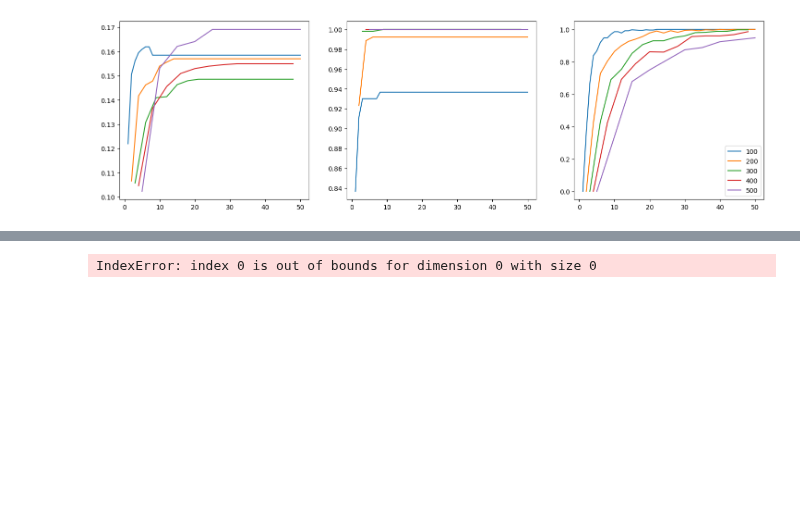
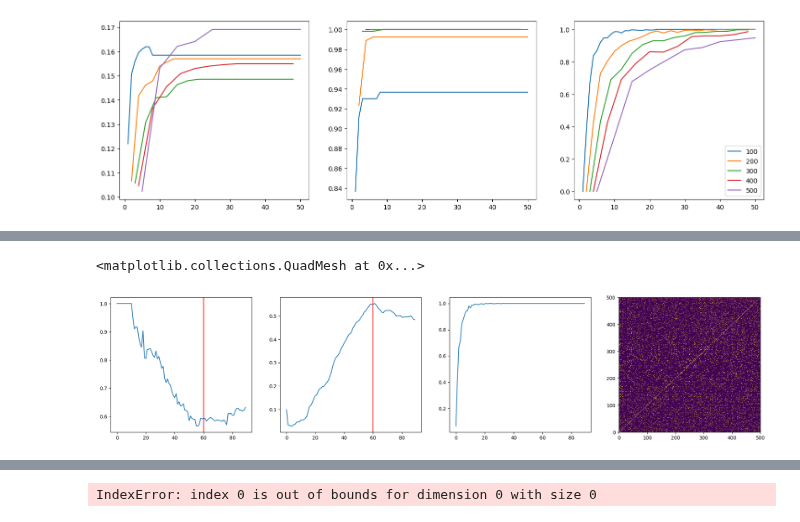
Before and after one commit to wormLove/DCNet, a Jupyter notebook: DCNet2.ipynb, the cells around one changed output, grey strips where cells are left out. Cells and saved outputs as stored; diff of their text form; code cells hidden in the pictures; blank space fills up the shorter version.

```diff
--- a/DCNet2.ipynb
+++ b/DCNet2.ipynb
@@ -114,3 +124,12 @@ for eidx, epoch in tqdm(enumerate(epochs), total=len(epochs)):
+# %%
+fig, ax = plt.subplots(1, 4, figsize=(24, 5))
+ax[0].plot(precisions); ax[0].axvline(60, color='r')
+ax[1].plot(recalls); ax[1].axvline(60, color='r')
+ax[2].plot(consistency)
+ax[3].pcolormesh(module_c.recurrent_weights)
+# %% [output]
+<matplotlib.collections.QuadMesh at 0x...>
+[figure, added]
 # %%
 #[100]*100
 fig, ax = plt.subplots(1, 4, figsize=(24, 5))
```
Also changed, not shown: parts of 4 cells of this notebook, 1 other file.
